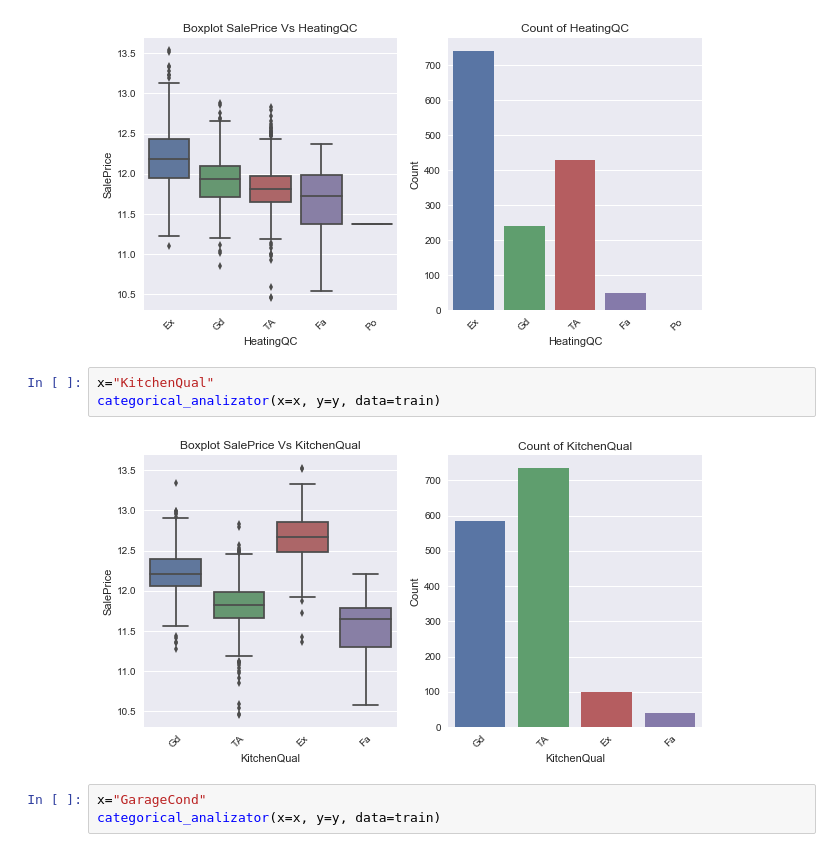
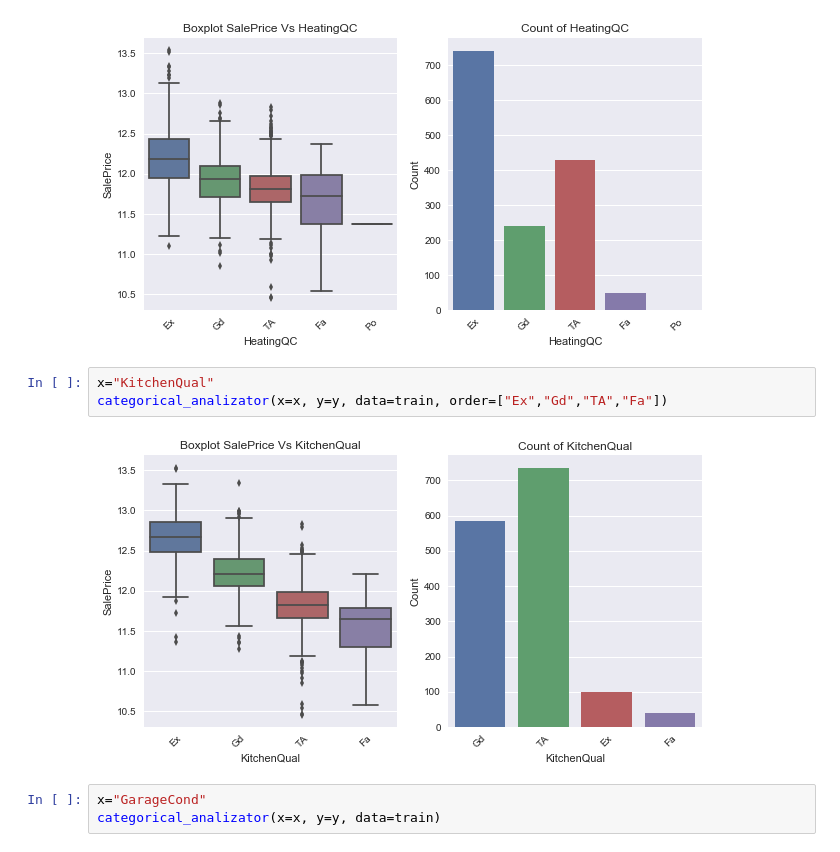
Before and after one commit to guilhermemarson/udacity, a Jupyter notebook: ames_house_prices/data_exploration.ipynb, the cells around one changed output. Drawn from its saved outputs; the diff is of its cells as text.

Commit message:
Categorical analysis plot

```diff
--- a/ames_house_prices/data_exploration.ipynb
+++ b/ames_house_prices/data_exploration.ipynb
@@ -496,9 +496,9 @@ categorical_analizator(x=x, y=y, data=train)
 [figure]
 # %%
 x="KitchenQual"
-categorical_analizator(x=x, y=y, data=train)
+categorical_analizator(x=x, y=y, data=train, order=["Ex","Gd","TA","Fa"])
 # %% [output]
-[figure, old version]
+[figure, new version]
 # %%
 x="GarageCond"
 categorical_analizator(x=x, y=y, data=train)
```
Also changed, not shown: parts of 3 cells of this notebook, 7 other files.
